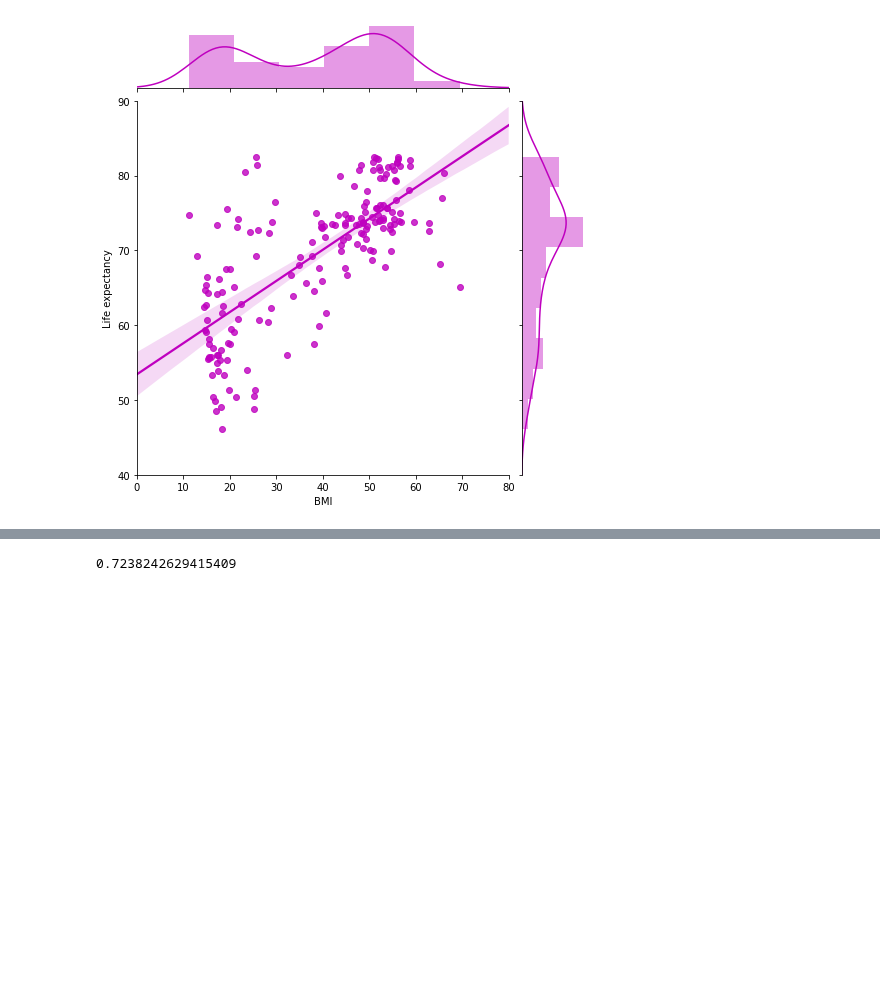
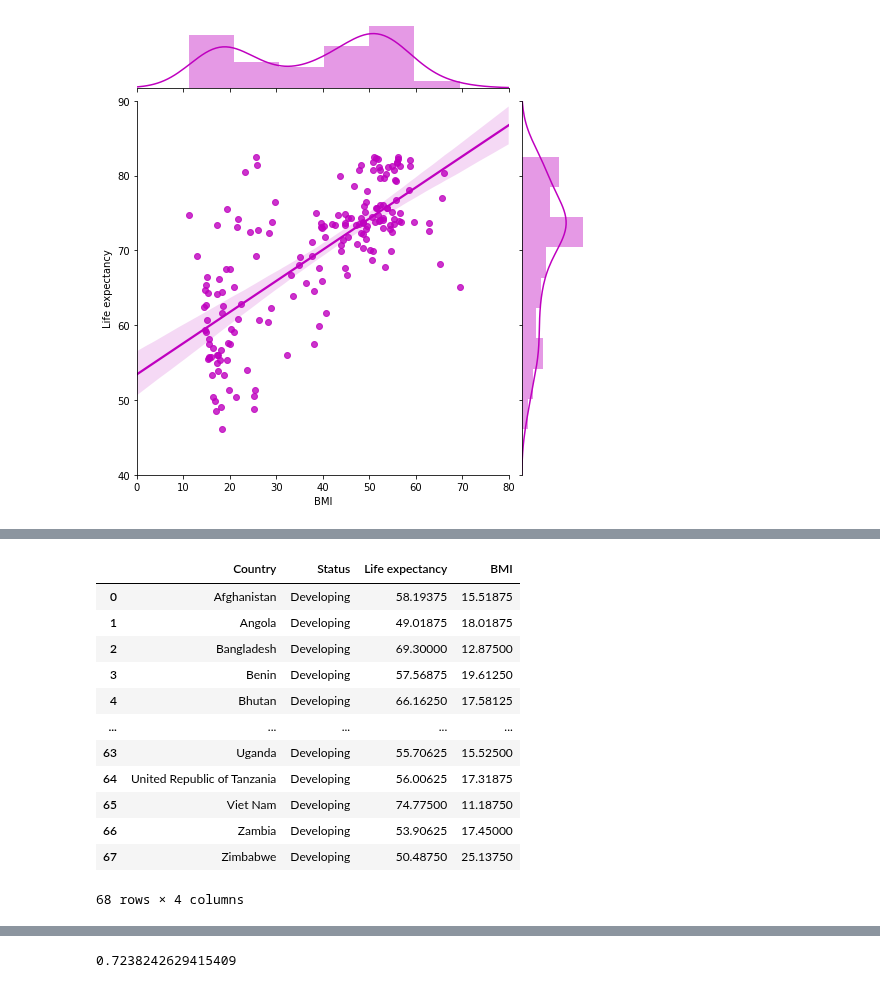
Before and after one commit to jaryan77/TeamTitans_Project_1, a Jupyter notebook: summer_life.ipynb, the cells around one changed output, grey strips where cells are left out. Drawn from its saved outputs; the diff is of its cells as text; code cells hidden in the pictures; blank space fills up the shorter version.

```diff
--- a/summer_life.ipynb
+++ b/summer_life.ipynb
@@ -150,0 +141,18 @@ g = sns.jointplot(x="BMI", y="Life expectancy", data=grouped_df,
+# %%
+lwr_bmi = grouped_df[grouped_df.BMI<32]
+lwr_bmi = lwr_bmi.reset_index()
+lwr_bmi
+# %% [output]
+|  | Country | Status | Life expectancy | BMI |
+| 0 | Afghanistan | Developing | 58.19375 | 15.51875 |
+| 1 | Angola | Developing | 49.01875 | 18.01875 |
+| 2 | Bangladesh | Developing | 69.30000 | 12.87500 |
+| 3 | Benin | Developing | 57.56875 | 19.61250 |
+| 4 | Bhutan | Developing | 66.16250 | 17.58125 |
+| ... | ... | ... | ... | ... |
+| 63 | Uganda | Developing | 55.70625 | 15.52500 |
+| 64 | United Republic of Tanzania | Developing | 56.00625 | 17.31875 |
+| 65 | Viet Nam | Developing | 74.77500 | 11.18750 |
+| 66 | Zambia | Developing | 53.90625 | 17.45000 |
+| 67 | Zimbabwe | Developing | 50.48750 | 25.13750 |
+68 rows × 4 columns
```
Also changed, not shown: parts of 18 cells of this notebook.
